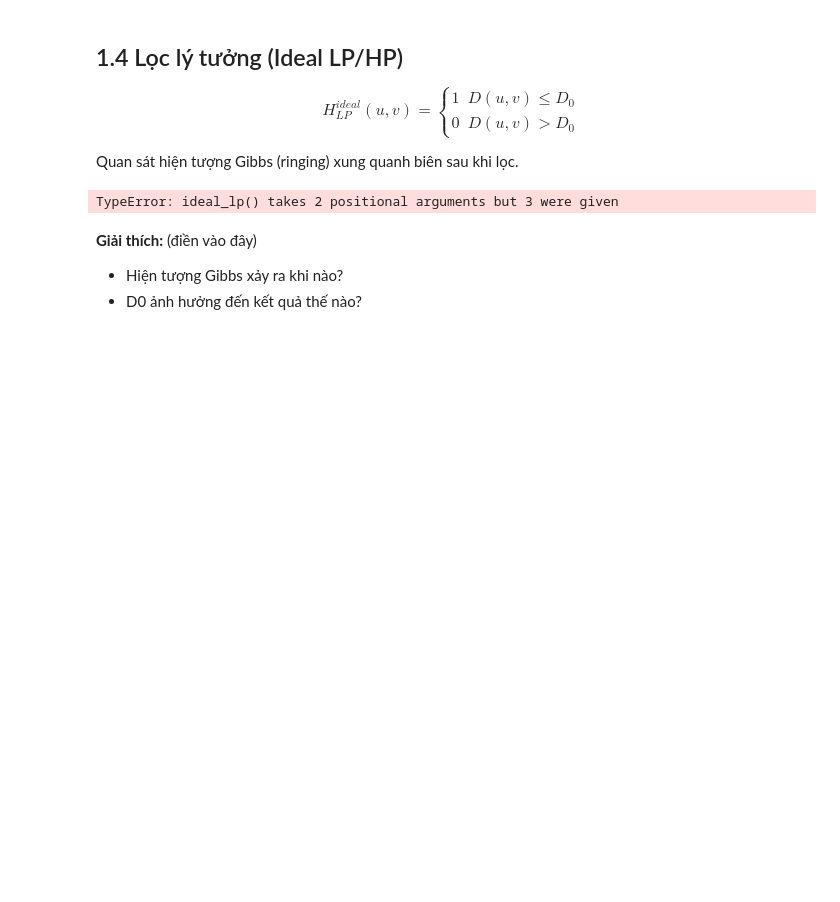
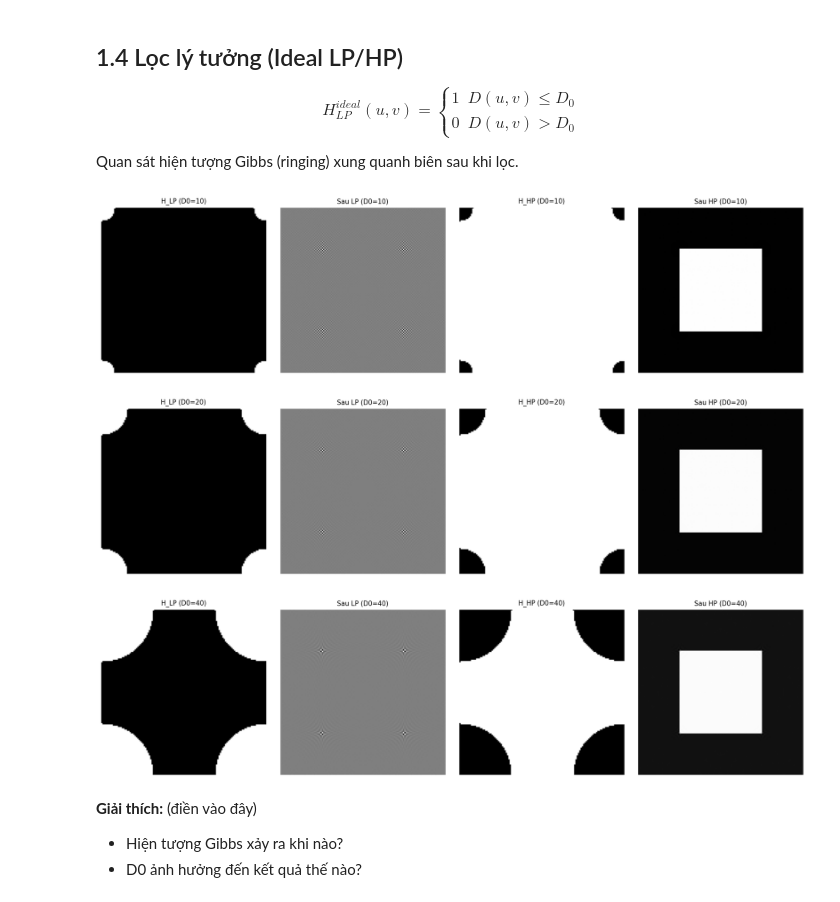
Before and after one commit to thuankoten/computer-vision-lab, a Jupyter notebook: Chapter02/assignment_starter-2.ipynb, the cells around one changed output. Cells and saved outputs as stored; diff of their text form; code cells hidden in the pictures; blank space fills up the shorter version.

```diff
--- a/Chapter02/assignment_starter-2.ipynb
+++ b/Chapter02/assignment_starter-2.ipynb
@@ -241,19 +241,21 @@ def ideal_hp(shape, D0):
 # %%
 # Thử nghiệm với các D0 khác nhau
 M, N = img_rect.shape
 for D0 in [10, 20, 40]:
-    H_lp = ideal_lp(M, N, D0)
-    H_hp = ideal_hp(M, N, D0)
+    H_lp = ideal_lp(img_rect.shape, D0)
+    H_hp = ideal_hp(img_rect.shape, D0)
     g_lp = apply_filter(img_rect, H_lp)
     g_hp = apply_filter(img_rect, H_hp)
     show_images(
         [H_lp, g_lp, H_hp, g_hp],
         [f'H_LP (D0={D0})', f'Sau LP (D0={D0})',
          f'H_HP (D0={D0})', f'Sau HP (D0={D0})'],
         figsize=(14, 3.5)
     )
 # %% [output]
-TypeError: ideal_lp() takes 2 positional arguments but 3 were given
+[figure, added]
+[figure, added]
+[figure, added]
 # %% [markdown]
 **Giải thích:** (điền vào đây)
 - Hiện tượng Gibbs xảy ra khi nào?
```
Also changed, not shown: parts of 15 cells of this notebook.
